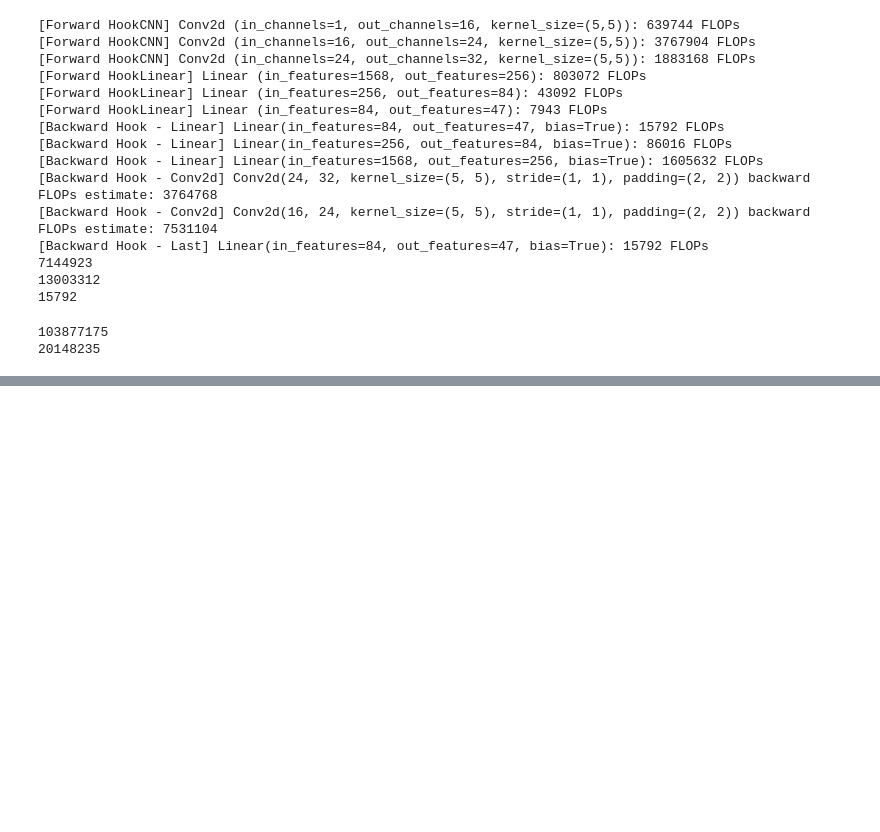
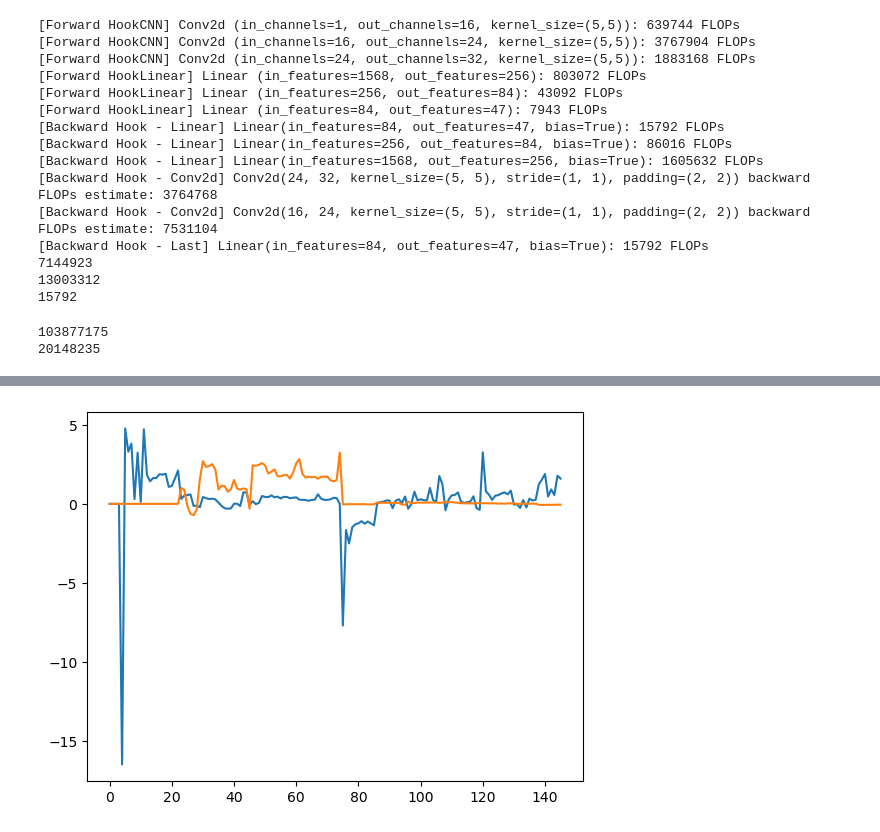
Before and after one commit to haoran-zh/FedSteer, a Jupyter notebook: new_idea.ipynb, the cells around one changed output, grey strips where cells are left out. Drawn from its saved outputs; the diff is of its cells as text; code cells hidden in the pictures; blank space fills up the shorter version.

```diff
--- a/new_idea.ipynb
+++ b/new_idea.ipynb
@@ -2665,3 +2657,22 @@ print(approx_cost)
 # %% [output]
 103877175
 20148235
+# %%
+import random
+
+import torchvision.transforms as transforms
+import torchvision
+
+transform_train = transforms.Compose([
+            transforms.ToTensor(),
+            transforms.Normalize((0.5,), (0.5,))])
+transform_test = transforms.Compose([
+            transforms.ToTensor(),
+            transforms.Normalize((0.5,), (0.5,))])
+trainset = torchvision.datasets.EMNIST('./utility/dataset', train=True, download=True,
+                                                     transform=transform_train, split='balanced')
+testset = torchvision.datasets.EMNIST('./utility/dataset', train=False, download=True,
+                                                    transform=transform_test, split='balanced')
+
+input_size = 28
+classes_size = 47 # excluding capital letters that look similar to their lowercase counterparts
@@ -2667,0 +2726,77 @@ print(approx_cost)
+# %%
+import pickle
+import numpy as np
+folder_name = "./result/1task_nnnnn_class0.3c0.1uvNo_a5.0_OV2jongik_16"
+
+# read gradient_AS.pkl
+import pickle
+
+# show allocation conditions at stars in the plot of optimal beta
+# read allocation result
+with open(folder_name+"/s.pkl", "rb") as f:
+    si = pickle.load(f)
+
+si = np.array(si)
+# compute the average si for clients within the same cluster
+cluster_avg = []
+for cluster_id in range(num_clusters):
+    cluster_clients = np.where(clusters == cluster_id)[0]
+    avg = 0
+    for i in cluster_clients:
+        for j in cluster_clients:
+            avg += np.mean(si[:,i,j])
+    avg /= len(cluster_clients)**2
+    cluster_avg.append(avg)
+print('average s_ij within each cluster \n', cluster_avg)
+# si shape: 146 (round) 40 40
+# plot si
+import matplotlib.pyplot as plt
+i = 18
+# check client i belongs to which cluster
+# cluster_id = 0
+# for id in range(num_clusters):
+#     cluster_clients = np.where(clusters == id)[0]
+#     if i in cluster_clients:
+#         cluster_id = id
+#         break
+# j_indices = np.where(clusters == cluster_id)[0]
+# for i belongs to cluster k, j=other clients in cluster k
+j = 25
+plt.plot(si[:,i,j])
+
+
+
+
+
+folder_name = "./result/1task_nnnnn_class0.3c0.1uvNo_a5.0_OV3_16"
+
+# read gradient_AS.pkl
+import pickle
+
+# show allocation conditions at stars in the plot of optimal beta
+# read allocation result
+with open(folder_name+"/s.pkl", "rb") as f:
+    si = pickle.load(f)
+
+si = np.array(si)
+# compute the average si for clients within the same cluster
+cluster_avg = []
+for cluster_id in range(num_clusters):
+    cluster_clients = np.where(clusters == cluster_id)[0]
+    avg = 0
+    for i in cluster_clients:
+        for j in cluster_clients:
+            avg += np.mean(si[:,i,j])
+    avg /= len(cluster_clients)**2
+    cluster_avg.append(avg)
+print('average s_ij within each cluster \n', cluster_avg)
+# si shape: 146 (round) 40 40
+# plot si
+import matplotlib.pyplot as plt
+
+i = 18
+
+j = 25
+
+plt.plot(si[:,i,j])
+# %% [output]
@@ -2667,0 +2808 @@ print(approx_cost)
+[figure, added]
```
Also changed, not shown: parts of 6 cells of this notebook, 2 other files.
